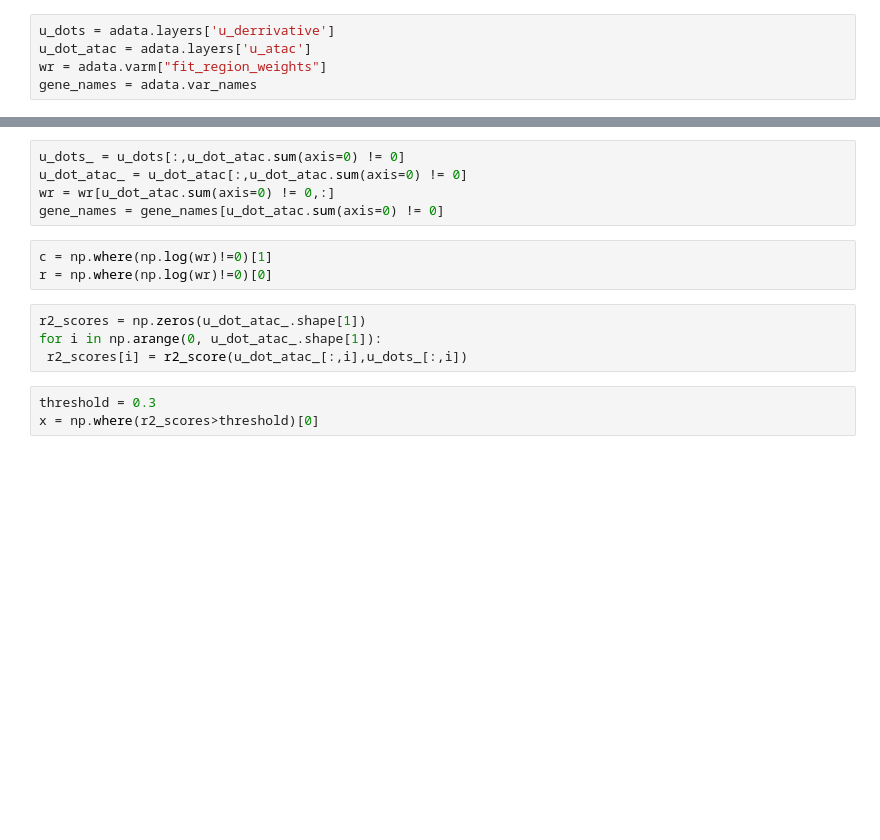
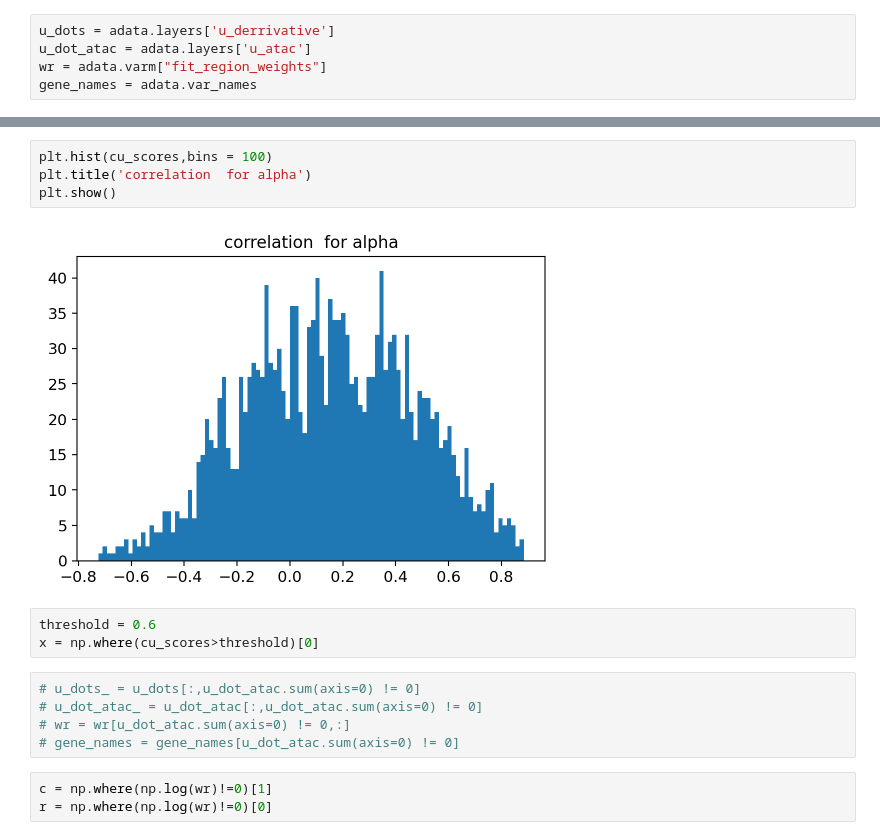
Before and after one commit to StatBiomed/CRAK-Velo, a Jupyter notebook: notebooks/Fitted_regions_genes.ipynb, the cells around one changed output, grey strips where cells are left out. Cells and saved outputs as stored; diff of their text form; blank space fills up the shorter version.

```diff
--- a/notebooks/Fitted_regions_genes.ipynb
+++ b/notebooks/Fitted_regions_genes.ipynb
@@ -94,15 +85,17 @@ gene_names = gene_names[adata.var["velocity_genes"]]
+# %%
+plt.hist(cu_scores,bins = 100)
+plt.title('correlation  for alpha')
+plt.show()
+# %% [output]
+[figure, added]
+# %%
+threshold = 0.6
+x = np.where(cu_scores>threshold)[0]
 # %%
-u_dots_ = u_dots[:,u_dot_atac.sum(axis=0) != 0]
-u_dot_atac_ = u_dot_atac[:,u_dot_atac.sum(axis=0) != 0]
-wr = wr[u_dot_atac.sum(axis=0) != 0,:]
-gene_names = gene_names[u_dot_atac.sum(axis=0) != 0]
+# u_dots_ = u_dots[:,u_dot_atac.sum(axis=0) != 0]
+# u_dot_atac_ = u_dot_atac[:,u_dot_atac.sum(axis=0) != 0]
+# wr = wr[u_dot_atac.sum(axis=0) != 0,:]
+# gene_names = gene_names[u_dot_atac.sum(axis=0) != 0]
 # %%
 c = np.where(np.log(wr)!=0)[1]
 r = np.where(np.log(wr)!=0)[0]
-# %%
-r2_scores = np.zeros(u_dot_atac_.shape[1])
-for i in np.arange(0, u_dot_atac_.shape[1]):
- r2_scores[i] = r2_score(u_dot_atac_[:,i],u_dots_[:,i])
-# %%
-threshold = 0.3
-x = np.where(r2_scores>threshold)[0]
```
Also changed, not shown: parts of 71 cells of this notebook, 15 other files.
